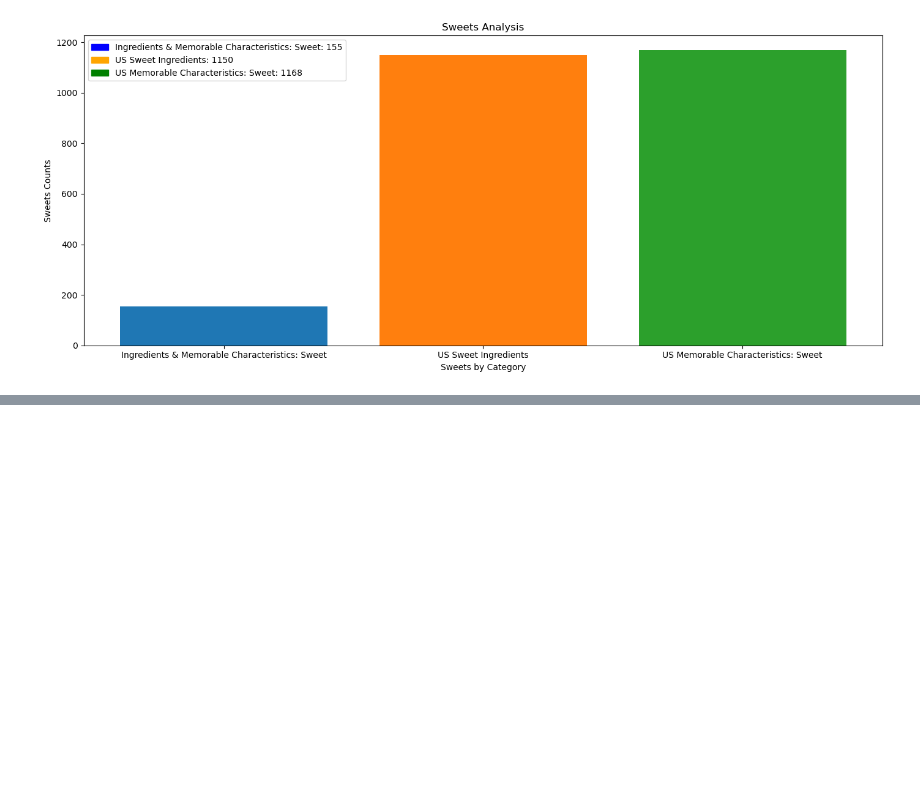
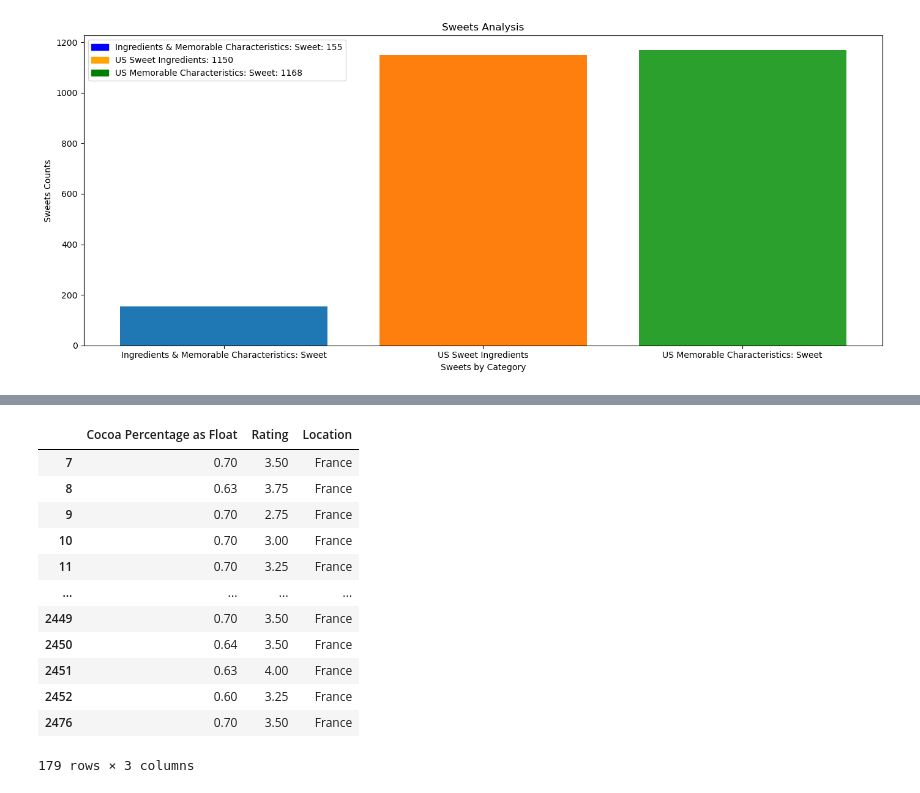
Before and after one commit to mbrann2/Chocolate-, a Jupyter notebook: notebooks/chocolate.ipynb, the cells around one changed output, grey strips where cells are left out. Saved outputs shown, nothing was run; the diff lists cells and outputs as text; code cells hidden in the pictures; blank space fills up the shorter version.

```diff
--- a/notebooks/chocolate.ipynb
+++ b/notebooks/chocolate.ipynb
@@ -92,11 +92,12 @@ top_ten_chocolate_by_country_percentage = top_ten_count_chocolate_ratings_percen
 # %% [output]
 [figure]
 # %%
-# def cocoa_percent()
-
-chocolate_data['Remove Cocoa Percentage'] = chocolate_data['Cocoa Percent'].astype(str).str.replace('%', '')
-chocolate_data['Cocoa Percentage as Float'] = chocolate_data['Remove Cocoa Percentage'].astype('float') / 100.0
-chocolate_data['Cocoa Percentage as Float']
-correlation_spearman = chocolate_data['Cocoa Percentage as Float'].corr(chocolate_data['Rating'], method ='spearman')
-correlation_pearson = chocolate_data['Cocoa Percentage as Float'].corr(chocolate_data['Rating'], method ='pearson')
-correlation_pearson
+# Look at potential spearman and pearson correlations regarding cocoa percentage and rating.
+def cocoa_correlations(choco_df):
+    choco_df['Remove Cocoa Percentage'] = choco_df['Cocoa Percent'].astype(str).str.replace('%', '')
+    choco_df['Cocoa Percentage as Float'] = choco_df['Remove Cocoa Percentage'].astype('float') / 100.0
+    correlation_spearman = choco_df['Cocoa Percentage as Float'].corr(choco_df['Rating'], method ='spearman')
+    correlation_pearson = choco_df['Cocoa Percentage as Float'].corr(choco_df['Rating'], method ='pearson')
+    correlation_dict = {"Cocoa Percentage & Rating Correlation: Spearman":correlation_pearson, "Cocoa Percentage & Rating Correlation: Pearson":correlation_spearman}
+    return correlation_dict
+cocoa_and_rating_correlation = cocoa_correlations(chocolate_data)
@@ -170,0 +198,40 @@ sweets_overlap = sweets_comparison(chocolate_data)
+# %%
+# choco_df['Remove Cocoa Percentage'] = choco_df['Cocoa Percent'].astype(str).str.replace('%', '')
+# choco_df['Cocoa Percentage as Float'] = choco_df['Remove Cocoa Percentage'].astype('float') / 100.0
+
+united_states_chocolate = chocolate_data[chocolate_data["Company Location"] == "U.S.A."]
+us_ratings_and_cocoa_percent = united_states_chocolate.loc[:, ['Cocoa Percentage as Float', 'Rating']].assign(Location="U.S.")
+
+france_chocolate = chocolate_data[chocolate_data["Company Location"] == "France"]
+france_ratings_and_cocoa_percent = france_chocolate.loc[:, ['Cocoa Percentage as Float', 'Rating']].assign(Location="France")
+france_ratings_and_cocoa_percent
+# combined_ratings = pd.concat([us_ratings_and_cocoa_percent,france_ratings_and_cocoa_percent])
+# # combined_ratings
+# melted_ratings = pd.melt(combined_ratings, id_vars= ['Location'], var_name= ['Letter'])
+# melted_ratings
+# france_ratings = combined_ratings.drop(['REF','Cocoa Percent', 'Cocoa Percentage as Float', 'Company Location', 'Review Date', 'Country of Bean Origin', 'Specific Bean Origin or Bar Name', 'Ingredients', 'Most Memorable Characteristics'], axis=1).boxplot(grid=False, rot=45, fontsize=9)
+# us_ratings = united_states_chocolate.drop(['REF','Cocoa Percent', 'Cocoa Percentage as Float', 'Company Location', 'Review Date', 'Country of Bean Origin', 'Specific Bean Origin or Bar Name', 'Ingredients', 'Most Memorable Characteristics'], axis=1).boxplot(grid=False, rot=45, fontsize=9)
+
+# combined_ratings = pd.concat([us_ratings,france_ratings])
+
+
+# ax = sns.boxplot(x="Location", y="value", hue="Letter", data=melted_ratings)
+# plt.show()
+
+# plt.title('US Ratings Statistics')
+# plt.xlabel('US Chocolate Ratings')
+# plt.ylabel('Ratings Values')
+# %% [output]
+|  | Cocoa Percentage as Float | Rating | Location |
+| 7 | 0.70 | 3.50 | France |
+| 8 | 0.63 | 3.75 | France |
+| 9 | 0.70 | 2.75 | France |
+| 10 | 0.70 | 3.00 | France |
+| 11 | 0.70 | 3.25 | France |
+| ... | ... | ... | ... |
+| 2449 | 0.70 | 3.50 | France |
+| 2450 | 0.64 | 3.50 | France |
+| 2451 | 0.63 | 4.00 | France |
+| 2452 | 0.60 | 3.25 | France |
+| 2476 | 0.70 | 3.50 | France |
+179 rows × 3 columns
```
Also changed, not shown: parts of 3 cells of this notebook, 1 other file.
